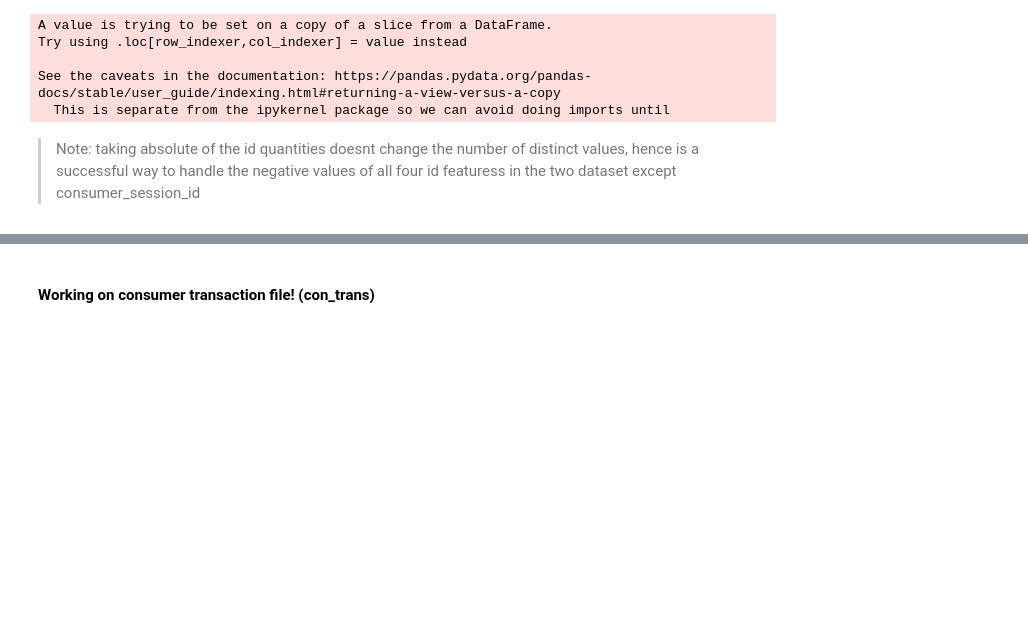
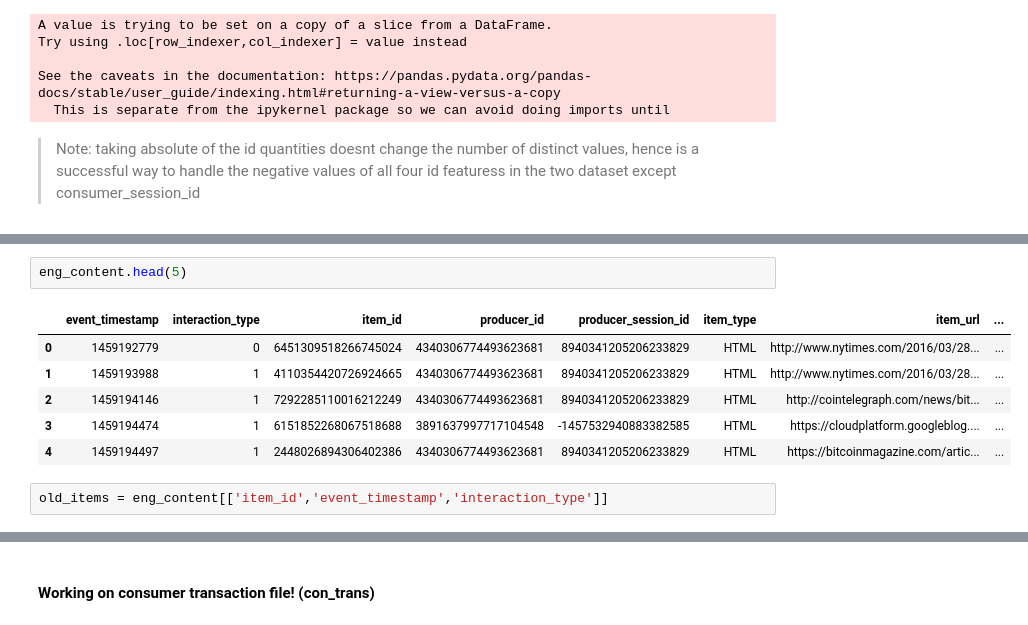
Before and after one commit to ishitamahindroo/NewsRecommendor, a Jupyter notebook: capstone0.ipynb, the cells around one changed output, grey strips where cells are left out. Drawn from its saved outputs; the diff is of its cells as text; blank space fills up the shorter version.

```diff
--- a/capstone0.ipynb
+++ b/capstone0.ipynb
@@ -238,0 +256,11 @@ See the caveats in the documentation: https://pandas.pydata.org/pandas-docs/stab
+# %%
+eng_content.head(5)
+# %% [output]
+|  | event_timestamp | interaction_type | item_id | producer_id | producer_session_id | item_type | item_url | ... |
+| 0 | 1459192779 | 0 | 6451309518266745024 | 4340306774493623681 | 8940341205206233829 | HTML | http://www.nytimes.com/2016/03/28... | ... |
+| 1 | 1459193988 | 1 | 4110354420726924665 | 4340306774493623681 | 8940341205206233829 | HTML | http://www.nytimes.com/2016/03/28... | ... |
+| 2 | 1459194146 | 1 | 7292285110016212249 | 4340306774493623681 | 8940341205206233829 | HTML | http://cointelegraph.com/news/bit... | ... |
+| 3 | 1459194474 | 1 | 6151852268067518688 | 3891637997717104548 | -1457532940883382585 | HTML | https://cloudplatform.googleblog.... | ... |
+| 4 | 1459194497 | 1 | 2448026894306402386 | 4340306774493623681 | 8940341205206233829 | HTML | https://bitcoinmagazine.com/artic... | ... |
+# %%
+old_items = eng_content[['item_id','event_timestamp','interaction_type']]
```
Also changed, not shown: parts of 44 cells of this notebook.
